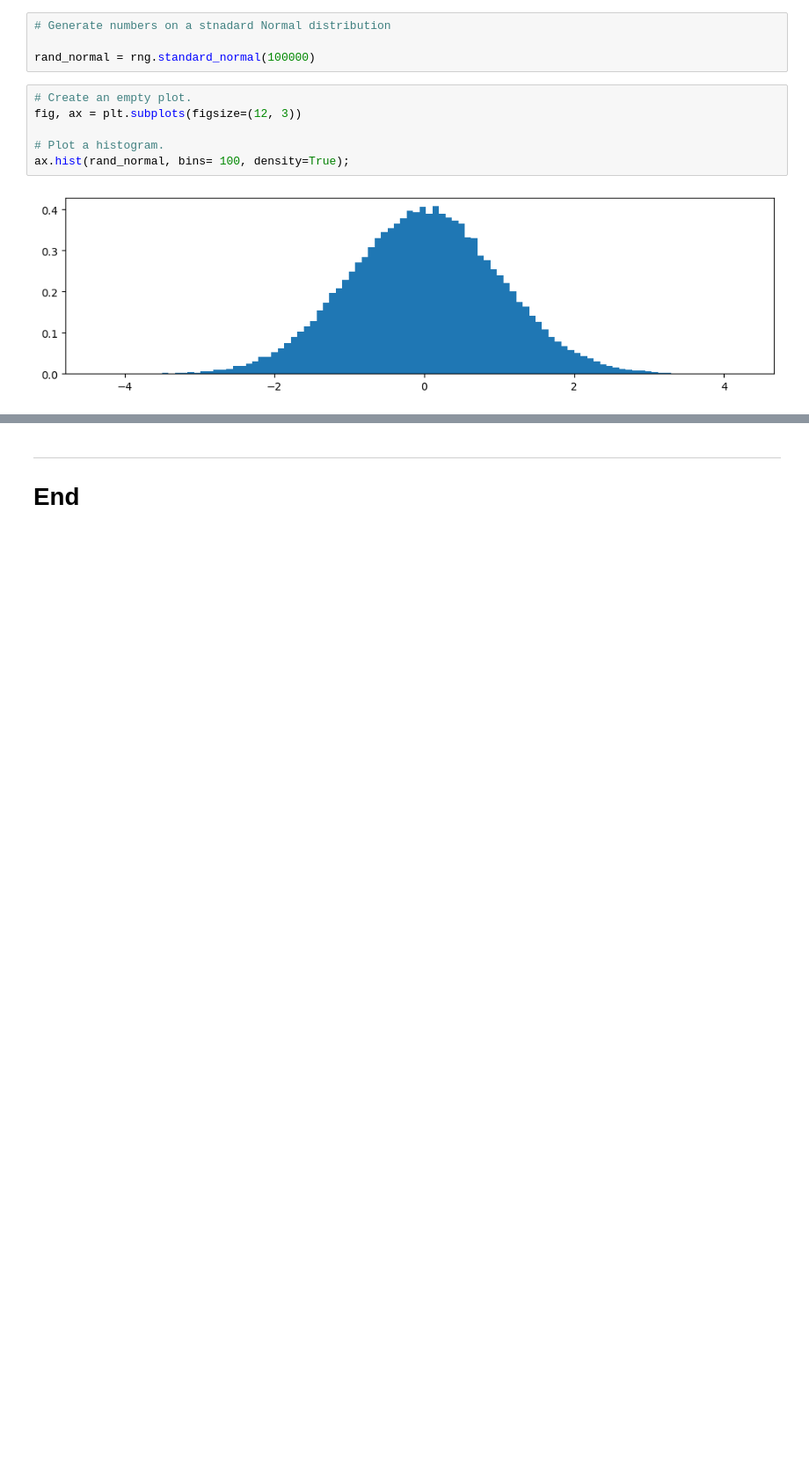
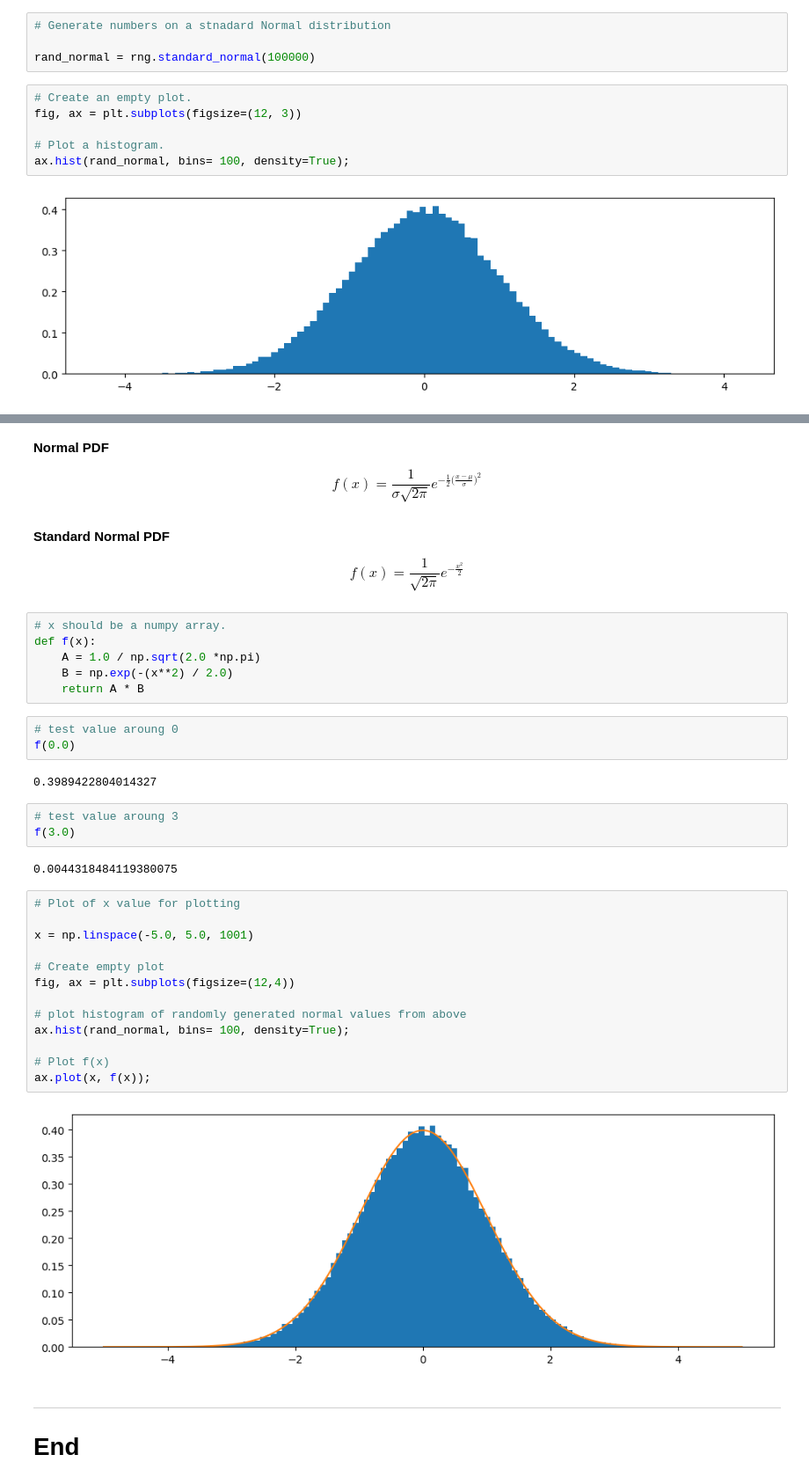
Before and after one commit to Cecilia8989/FundamentalsOfDataAnalysis, a Jupyter notebook: Topic3/numpy_random.ipynb, the cells around one changed output, grey strips where cells are left out. Shown: that part at 88% size. Cells and saved outputs as stored; diff of their text form; blank space fills up the shorter version.

Commit message:
normal graph

```diff
--- a/Topic3/numpy_random.ipynb
+++ b/Topic3/numpy_random.ipynb
@@ -240,3 +243,42 @@ ax.hist(rand_normal, bins= 100, density=True);
+# %% [markdown]
+**Normal PDF**
+
+$$ f(x) = \frac{1}{\sigma \sqrt{2 \pi}} e^{-\frac{1}{2}\big( \frac{x - \mu}{\sigma}\big)^2} $$
+# %% [markdown]
+**Standard Normal PDF**
+
+$$ f(x) = \frac{1}{\sqrt{2 \pi}} e^{-\frac{x^2}{2}} $$
+# %%
+# x should be a numpy array.
+def f(x):
+    A = 1.0 / np.sqrt(2.0 *np.pi)
+    B = np.exp(-(x**2) / 2.0)
+    return A * B
+# %%
+# test value aroung 0
+f(0.0)
+# %% [output]
+0.3989422804014327
+# %%
+# test value aroung 3
+f(3.0)
+# %% [output]
+0.0044318484119380075
+# %%
+# Plot of x value for plotting
+
+x = np.linspace(-5.0, 5.0, 1001)
+
+# Create empty plot
+fig, ax = plt.subplots(figsize=(12,4))
+
+# plot histogram of randomly generated normal values from above
+ax.hist(rand_normal, bins= 100, density=True);
+
+# Plot f(x)
+ax.plot(x, f(x));
+# %% [output]
+[figure, added]
 # %% [markdown]
 ***
 # End
```
Also changed, not shown: parts of 1 cell of this notebook.
